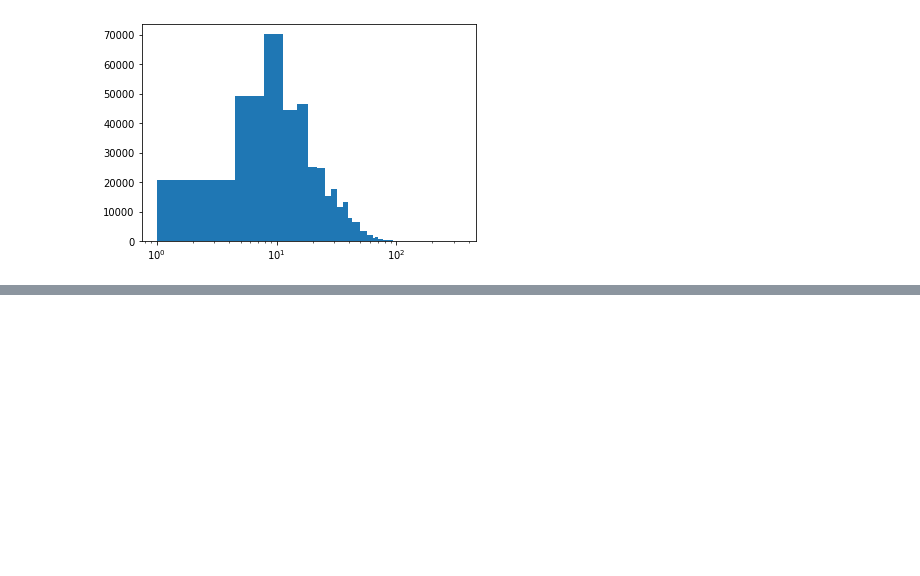
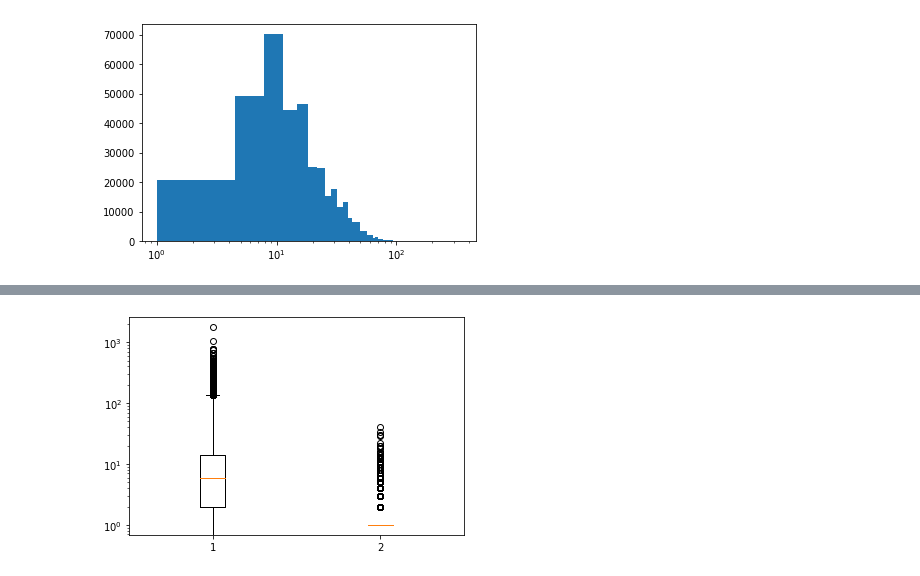
Before and after one commit to aerix-sanghoon/hongong9th, a Jupyter notebook: 혼공분석_4주차_실습_02.ipynb, the cells around one changed output, grey strips where cells are left out. Drawn from its saved outputs; the diff is of its cells as text; code cells hidden in the pictures; blank space fills up the shorter version.

```diff
--- a/혼공분석_4주차_실습_02.ipynb
+++ b/혼공분석_4주차_실습_02.ipynb
@@ -108,0 +117,6 @@ plt.show()
+# %%
+plt.boxplot(ns_book7[['대출건수','도서권수']],whis=10)
+plt.yscale('log')
+plt.show()
+# %% [output]
+[figure, added]
```
Also changed, not shown: parts of 10 cells of this notebook, 1 other file.
